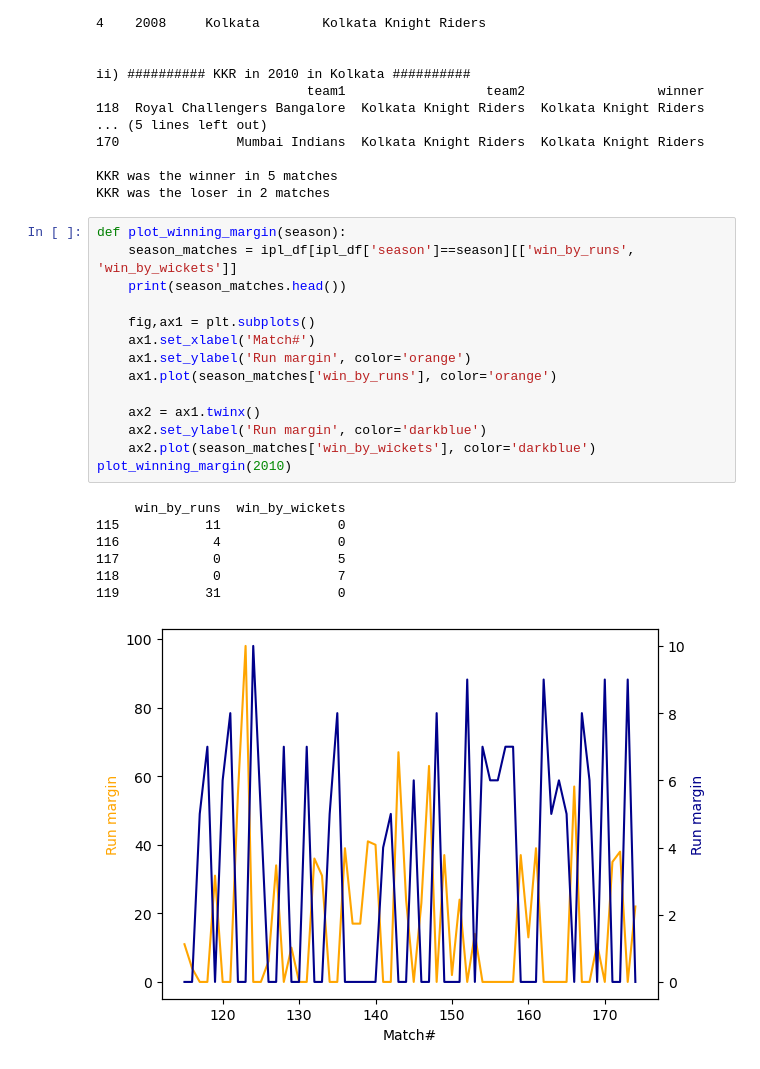
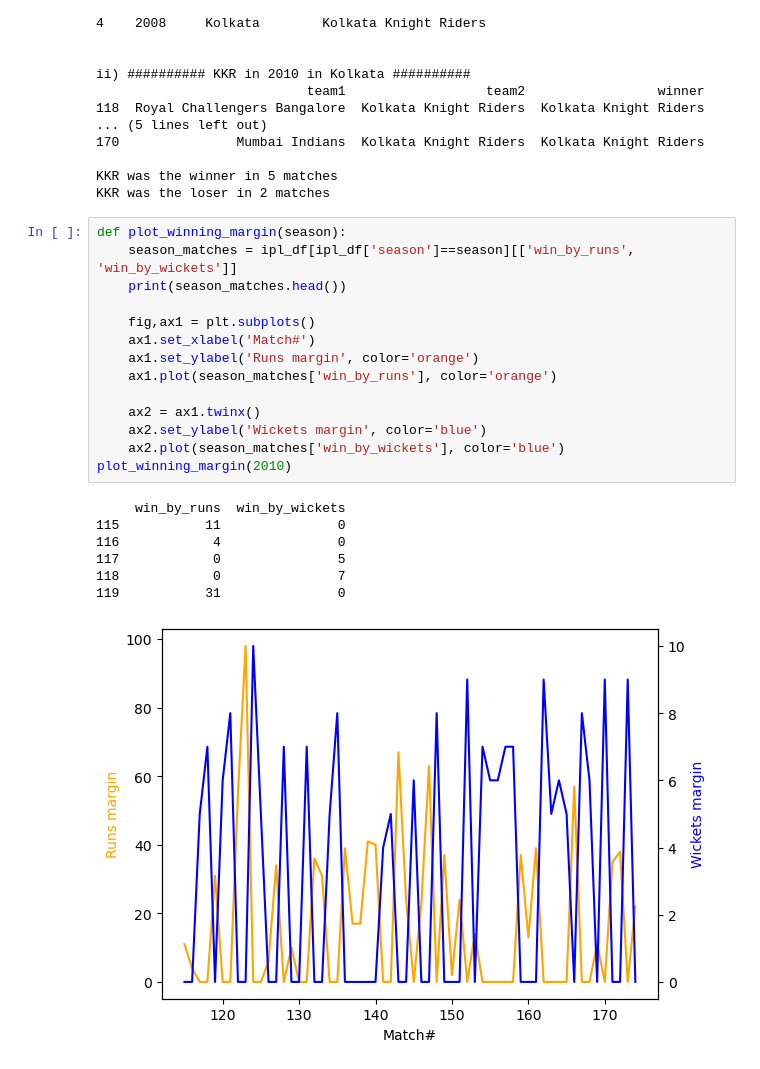
Before and after one commit to skp80286/PH_434, a Jupyter notebook: practical_11.ipynb, the cells around one changed output. Cells and saved outputs as stored; diff of their text form.

```diff
--- a/practical_11.ipynb
+++ b/practical_11.ipynb
@@ -139,22 +139,22 @@ KKR was the loser in 2 matches
 # %%
 def plot_winning_margin(season):
     season_matches = ipl_df[ipl_df['season']==season][['win_by_runs', 'win_by_wickets']]
     print(season_matches.head())
 
     fig,ax1 = plt.subplots()
     ax1.set_xlabel('Match#')
-    ax1.set_ylabel('Run margin', color='orange')
+    ax1.set_ylabel('Runs margin', color='orange')
     ax1.plot(season_matches['win_by_runs'], color='orange')
 
     ax2 = ax1.twinx()
-    ax2.set_ylabel('Run margin', color='darkblue')
-    ax2.plot(season_matches['win_by_wickets'], color='darkblue')
+    ax2.set_ylabel('Wickets margin', color='blue')
+    ax2.plot(season_matches['win_by_wickets'], color='blue')
 plot_winning_margin(2010)
 # %% [output]
      win_by_runs  win_by_wickets
 115           11               0
 116            4               0
 117            0               5
 118            0               7
 119           31               0
-[figure, old version]
+[figure, new version]
```
Also changed, not shown: parts of 2 cells of this notebook.
